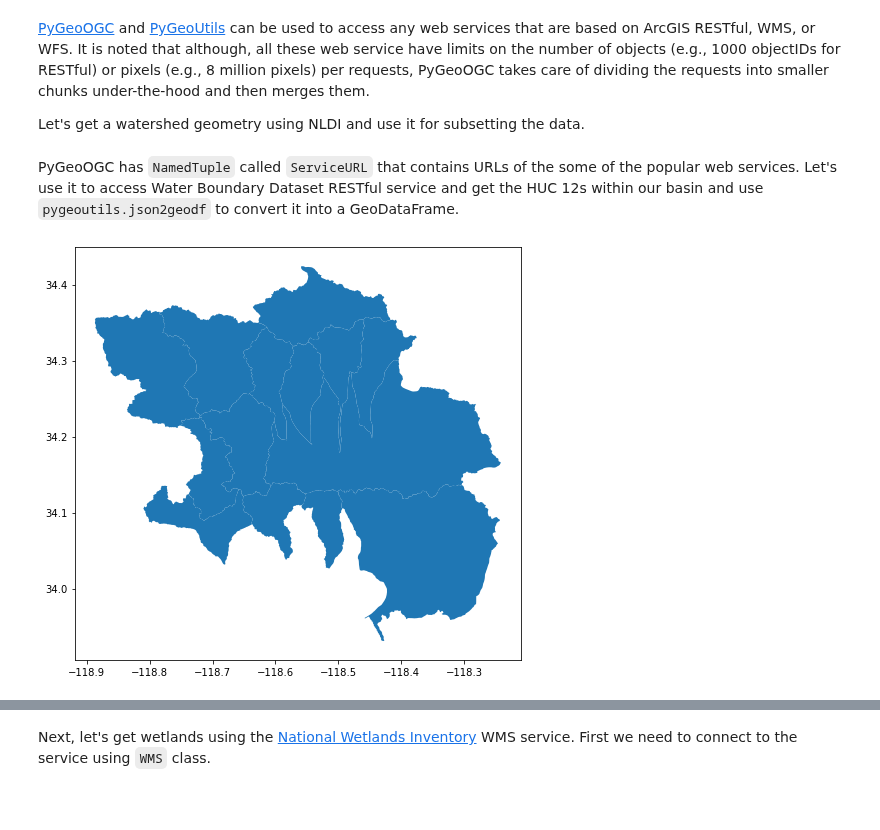
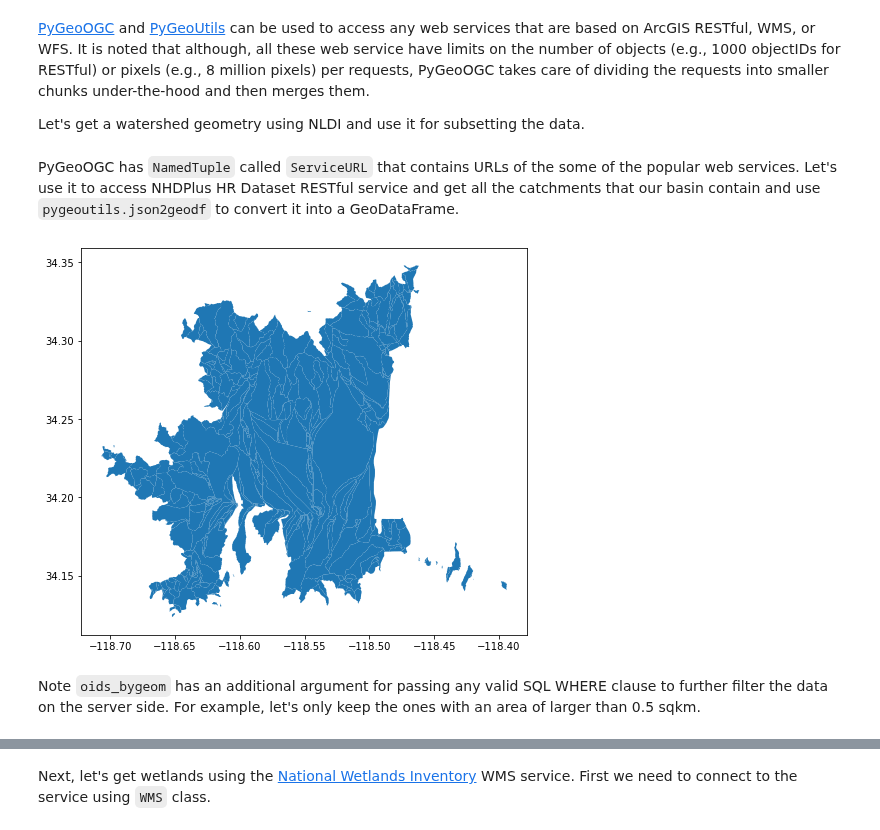
Before and after one commit to hyriver/pygeohydro, a Jupyter notebook: docs/examples/webservices.ipynb, the cells around one changed output, grey strips where cells are left out. Saved outputs shown, nothing was run; the diff lists cells and outputs as text; code cells hidden in the pictures; blank space fills up the shorter version.

Commit message:
update examples accorindg to the latest chagnes across the stack

```diff
--- a/docs/examples/webservices.ipynb
+++ b/docs/examples/webservices.ipynb
@@ -18,2 +19,2 @@ basin_geom = NLDI().getfeature_byid(
 # %% [markdown]
-PyGeoOGC has ``NamedTuple`` called ``ServiceURL`` that contains URLs of the some of the popular web services. Let's use it to access Water Boundary Dataset RESTful service and get the HUC 12s within our basin and use ``pygeoutils.json2geodf`` to convert it into a GeoDataFrame.
+PyGeoOGC has ``NamedTuple`` called ``ServiceURL`` that contains URLs of the some of the popular web services. Let's use it to access NHDPlus HR Dataset RESTful service and get all the catchments that our basin contain and use ``pygeoutils.json2geodf`` to convert it into a GeoDataFrame.
@@ -25,4 +21,13 @@ huc12 = geoutils.json2geodf(resp)
+# %%
+hr = ArcGISRESTful(ServiceURL().restful.nhdplushr, outformat="json")
+hr.layer = 10
+hr.spatial_relation = "esriSpatialRelContains"
+hr.oids_bygeom(basin_geom, "epsg:4326")
+resp = hr.get_features()
+catchments = geoutils.json2geodf(resp)
 # %%
-huc12.plot(figsize=(8, 8));
+catchments.plot(figsize=(8, 8));
 # %% [output]
-[figure, old version]
+[figure, new version]
+# %% [markdown]
+Note ``oids_bygeom`` has an additional argument for passing any valid SQL WHERE clause to further filter the data on the server side. For example, let's only keep the ones with an area of larger than 0.5 sqkm.
```
Also changed, not shown: parts of 13 cells of this notebook, 5 other files.
